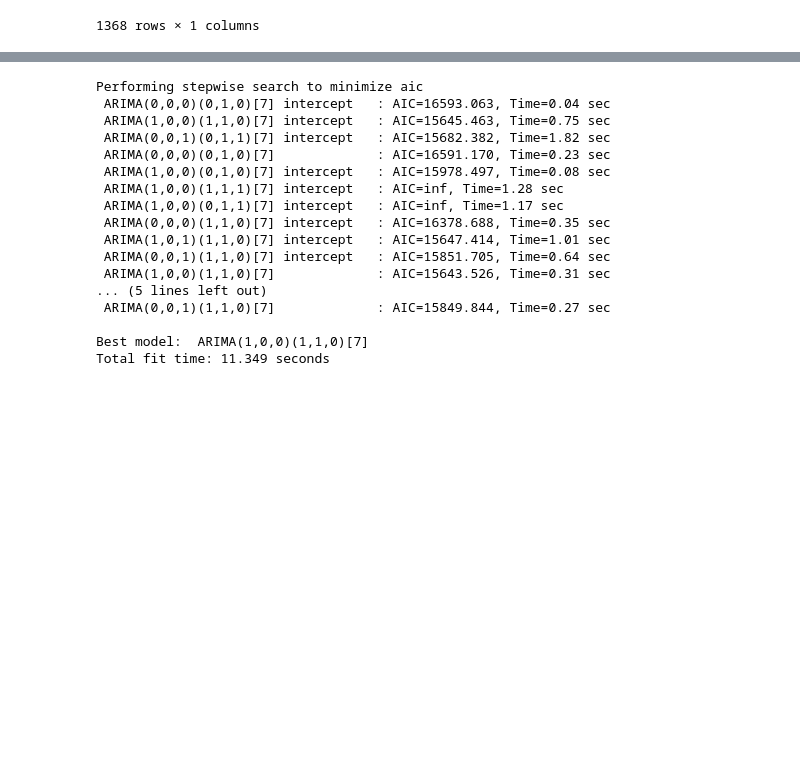
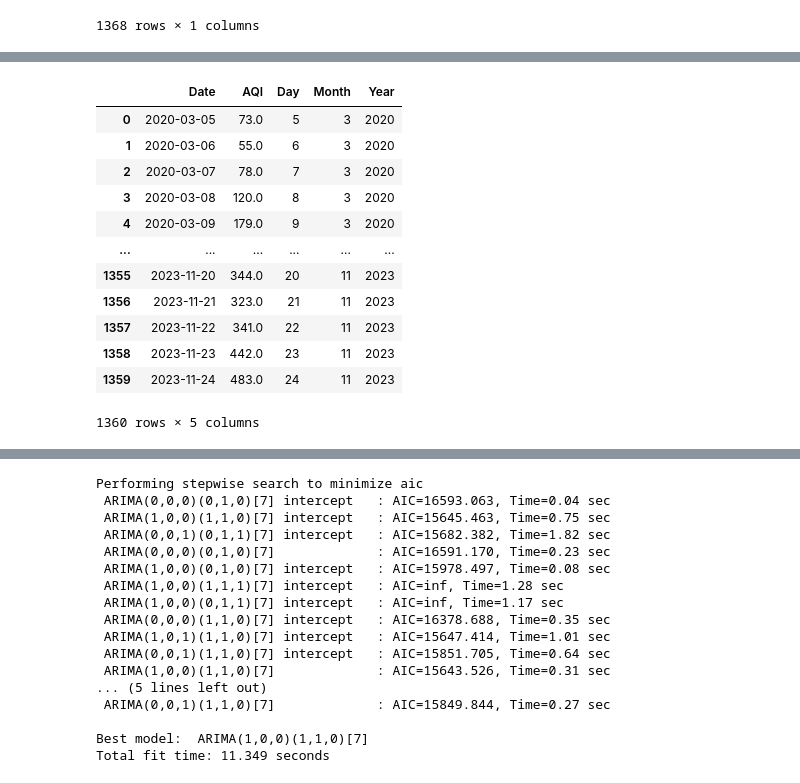
Before and after one commit to Bomma-Pranay/Analysing-Air-Quality-Index-using-Machine-Learning, a Jupyter notebook: ipynotebooks/Forecasting_time_series/scratch1.ipynb, the cells around one changed output, grey strips where cells are left out. Saved outputs shown, nothing was run; the diff lists cells and outputs as text; code cells hidden in the pictures; blank space fills up the shorter version.

```diff
--- a/ipynotebooks/Forecasting_time_series/scratch1.ipynb
+++ b/ipynotebooks/Forecasting_time_series/scratch1.ipynb
@@ -225,0 +264,16 @@ df
+# %%
+train_end[['Day','Month','Year']]
+# %% [output]
+|  | Date | AQI | Day | Month | Year |
+| 0 | 2020-03-05 | 73.0 | 5 | 3 | 2020 |
+| 1 | 2020-03-06 | 55.0 | 6 | 3 | 2020 |
+| 2 | 2020-03-07 | 78.0 | 7 | 3 | 2020 |
+| 3 | 2020-03-08 | 120.0 | 8 | 3 | 2020 |
+| 4 | 2020-03-09 | 179.0 | 9 | 3 | 2020 |
+| ... | ... | ... | ... | ... | ... |
+| 1355 | 2023-11-20 | 344.0 | 20 | 11 | 2023 |
+| 1356 | 2023-11-21 | 323.0 | 21 | 11 | 2023 |
+| 1357 | 2023-11-22 | 341.0 | 22 | 11 | 2023 |
+| 1358 | 2023-11-23 | 442.0 | 23 | 11 | 2023 |
+| 1359 | 2023-11-24 | 483.0 | 24 | 11 | 2023 |
+1360 rows × 5 columns
```
Also changed, not shown: parts of 17 cells of this notebook, 5 other files.
